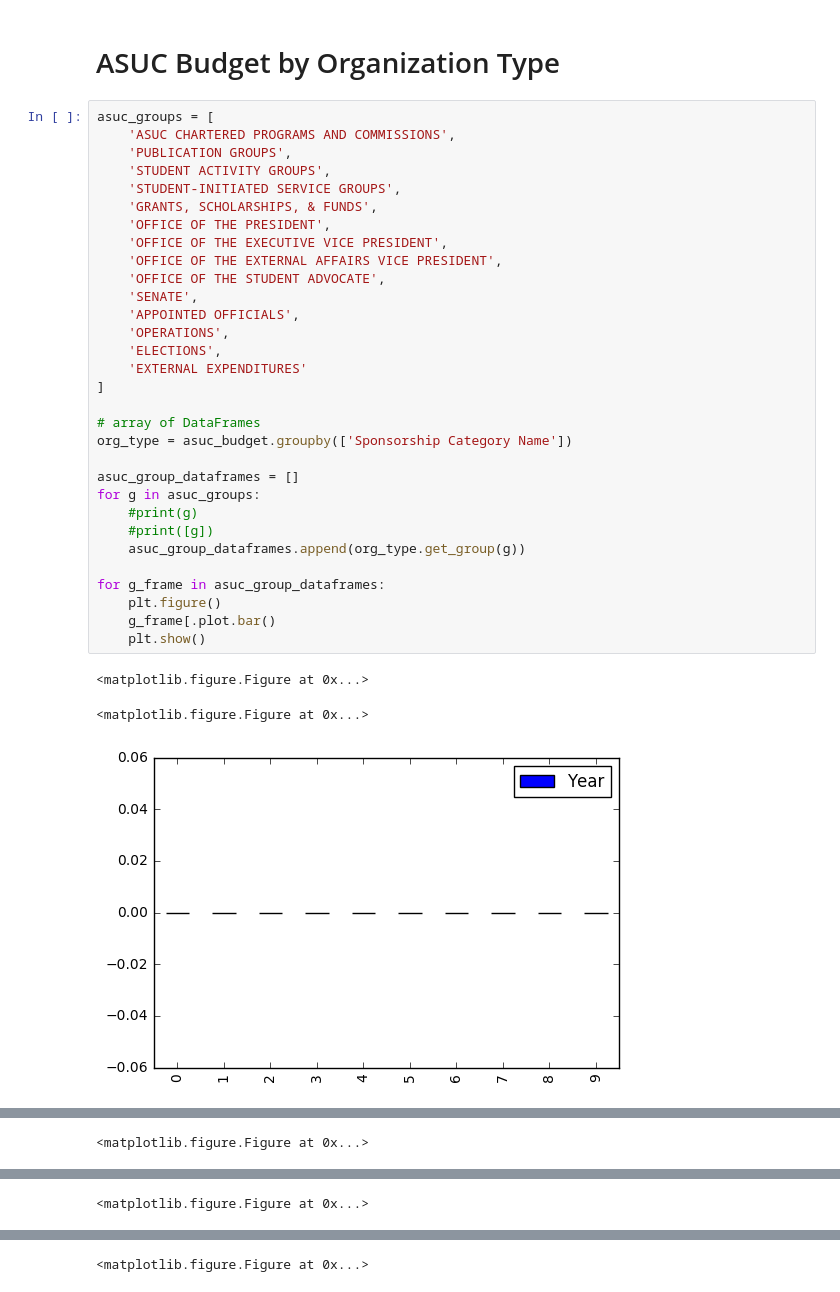
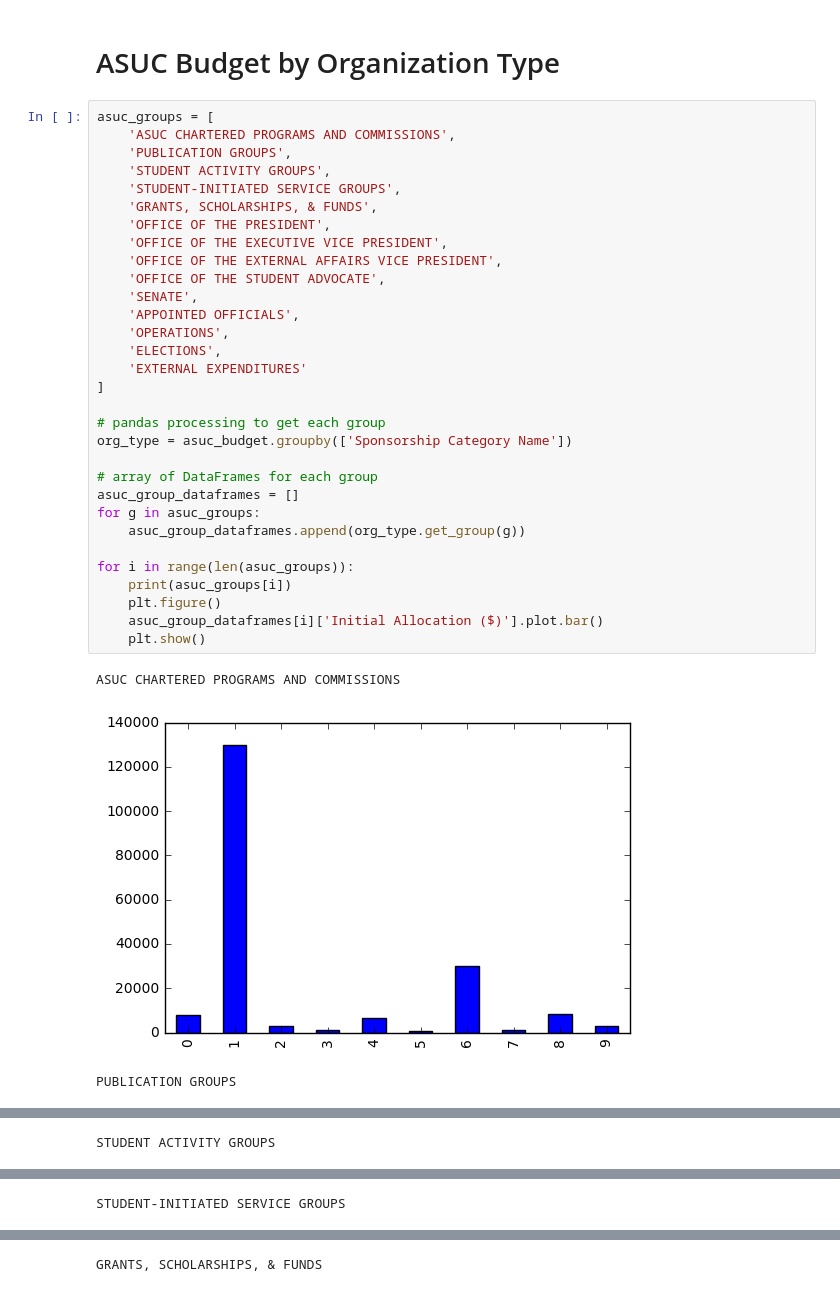
Before and after one commit to dailycal-projects/asuc-budget-club, a Jupyter notebook: asuc.ipynb, the cells around one changed output, grey strips where cells are left out. Saved outputs shown, nothing was run; the diff lists cells and outputs as text.

Commit message:
1st shot at graphing clubs by group

```diff
--- a/asuc.ipynb
+++ b/asuc.ipynb
@@ -20,35 +21,35 @@ plt.show()
 # %%
 asuc_groups = [
     'ASUC CHARTERED PROGRAMS AND COMMISSIONS',
     'PUBLICATION GROUPS',
     'STUDENT ACTIVITY GROUPS',
     'STUDENT-INITIATED SERVICE GROUPS',
     'GRANTS, SCHOLARSHIPS, & FUNDS',
     'OFFICE OF THE PRESIDENT',
     'OFFICE OF THE EXECUTIVE VICE PRESIDENT',
     'OFFICE OF THE EXTERNAL AFFAIRS VICE PRESIDENT',
     'OFFICE OF THE STUDENT ADVOCATE',
     'SENATE',
     'APPOINTED OFFICIALS',
     'OPERATIONS',
     'ELECTIONS',
     'EXTERNAL EXPENDITURES'
 ]
 
-# array of DataFrames
+# pandas processing to get each group
 org_type = asuc_budget.groupby(['Sponsorship Category Name'])
 
+# array of DataFrames for each group
 asuc_group_dataframes = []
 for g in asuc_groups:
-    #print(g)
-    #print([g])
     asuc_group_dataframes.append(org_type.get_group(g))
 
-for g_frame in asuc_group_dataframes:
+for i in range(len(asuc_groups)):
+    print(asuc_groups[i])
     plt.figure()
-    g_frame[.plot.bar()
+    asuc_group_dataframes[i]['Initial Allocation ($)'].plot.bar()
     plt.show()
 # %% [output]
-<matplotlib.figure.Figure at 0x...>
+ASUC CHARTERED PROGRAMS AND COMMISSIONS
+[figure, new version]
-<matplotlib.figure.Figure at 0x...>
+PUBLICATION GROUPS
-[figure, old version]
@@ -55 +57 @@ for g_frame in asuc_group_dataframes:
-<matplotlib.figure.Figure at 0x...>
+STUDENT ACTIVITY GROUPS
@@ -57 +59 @@ for g_frame in asuc_group_dataframes:
-<matplotlib.figure.Figure at 0x...>
+STUDENT-INITIATED SERVICE GROUPS
@@ -59 +61 @@ for g_frame in asuc_group_dataframes:
-<matplotlib.figure.Figure at 0x...>
+GRANTS, SCHOLARSHIPS, & FUNDS
```
Also changed, not shown: parts of 8 cells of this notebook.
